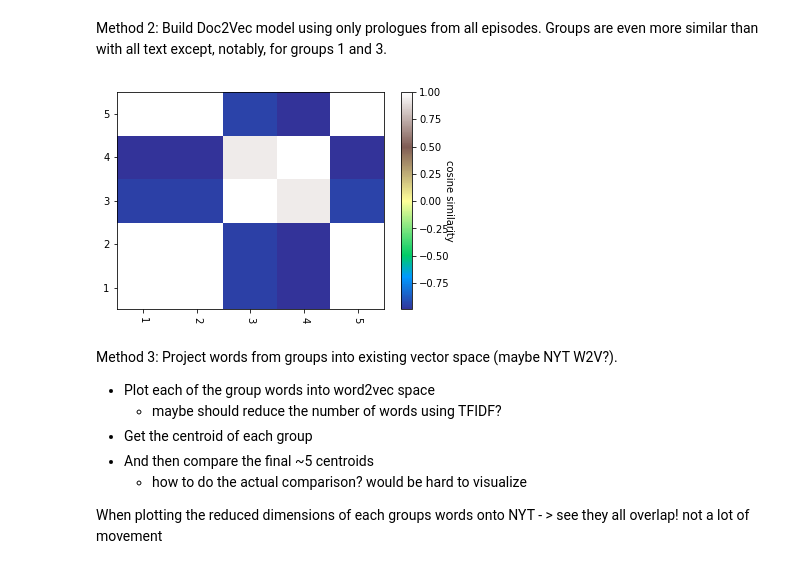
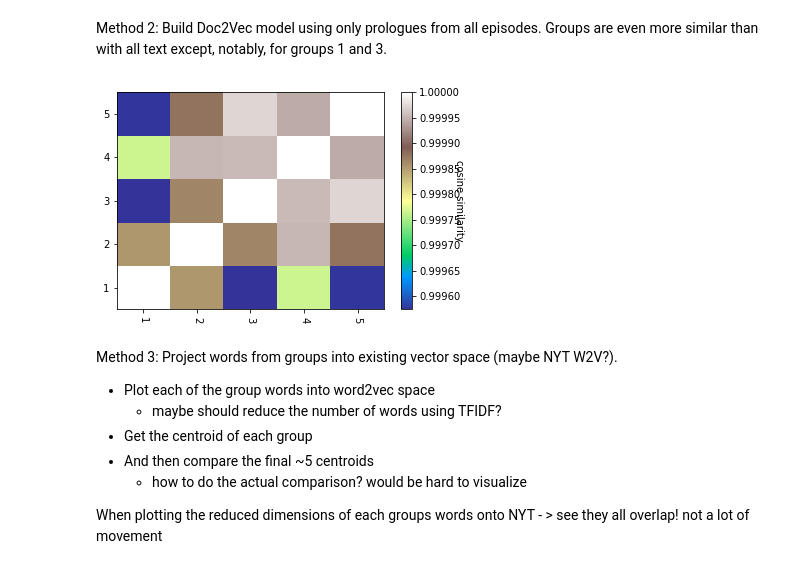
Before and after one commit to laurenjli/nlp-tal, a Jupyter notebook: doc_vec_space.ipynb, the cells around one changed output. Drawn from its saved outputs; the diff is of its cells as text; code cells hidden in the pictures.

Commit message:
finishing docvec space

```diff
--- a/doc_vec_space.ipynb
+++ b/doc_vec_space.ipynb
@@ -26,7 +30,3 @@ tal_df = pd.read_csv(file)
-# %%
-tal_df['tokenized_text'] = tal_df['text'].apply(lambda x: lucem_illud_2020.word_tokenize(x))
-# %%
-tal_df['no_lemma_normalized_tokens'] = tal_df['tokenized_text'].apply(lambda x: lucem_illud_2020.normalizeTokens(x, lemma=False))
 # %%
 def group(row):
     if row['year'] < 2000:
@@ -52,6 +52,6 @@ Index(['ep_num', 'ep_title', 'year', 'url', 'act_name', 'text',
 # %% [markdown]
 Method 1: Build Doc2Vec model using all text from all episodes. Groups 2-5 are very similar, group 1 ranges from neutral to slightly negative
 # %%
-grouped = tal_df.groupby('group').agg({'tokenized_sents':'sum', 'no_lemma_normalized_sents': 'sum',
+grouped = tal_df.groupby('group').agg({'text':'sum','tokenized_sents':'sum', 'no_lemma_normalized_sents': 'sum',
                                       'normalized_sents':'sum','tokenized_text':'sum',
                                       'normalized_tokens':'sum','no_lemma_normalized_tokens':'sum'}).reset_index()
@@ -122,9 +113,10 @@ p_grouped = p.groupby('group').agg({'no_lemma_normalized_tokens':'sum'}).reset_i
 # %%
 taggedDocs = []
 for index, row in p_grouped.iterrows():
+    docKeywords =[]
     #Just doing a simple keyword assignment
-    docKeywords = [s for s in keywords if s in row['no_lemma_normalized_tokens']]
-    docKeywords.append(row['group'])
+    #docKeywords = [s for s in keywords if s in row['no_lemma_normalized_tokens']]
+    docKeywords.append((row['group']-1))
     #docKeywords.append(row['ep_title']) #This lets us extract individual documnets since doi's are unique
     taggedDocs.append(gensim.models.doc2vec.LabeledSentence(words = row['no_lemma_normalized_tokens'], tags = docKeywords))
 p_grouped['TaggedAbstracts'] = taggedDocs
@@ -133,29 +125,29 @@ talD2V = gensim.models.doc2vec.Doc2Vec(p_grouped['TaggedAbstracts'], vector_size
 # %%
 # similarities between groups
 targetDocs = p_grouped['group']
 
 heatmapMatrixD = []
 
 for tagOuter in targetDocs:
     column = []
-    tagVec = talD2V.docvecs[tagOuter].reshape(1, -1)
+    tagVec = talD2V.docvecs[tagOuter-1].reshape(1, -1)
     for tagInner in targetDocs:
-        column.append(sklearn.metrics.pairwise.cosine_similarity(tagVec, talD2V.docvecs[tagInner].reshape(1, -1))[0][0])
+        column.append(sklearn.metrics.pairwise.cosine_similarity(tagVec, talD2V.docvecs[tagInner-1].reshape(1, -1))[0][0])
     heatmapMatrixD.append(column)
 heatmapMatrixD = np.array(heatmapMatrixD)
 
 fig, ax = plt.subplots()
 hmap = ax.pcolor(heatmapMatrixD, cmap='terrain')
 cbar = plt.colorbar(hmap)
 
 cbar.set_label('cosine similarity', rotation=270)
 a = ax.set_xticks(np.arange(heatmapMatrixD.shape[1]) + 0.5, minor=False)
 a = ax.set_yticks(np.arange(heatmapMatrixD.shape[0]) + 0.5, minor=False)
 
 a = ax.set_xticklabels(targetDocs, minor=False, rotation=270)
 a = ax.set_yticklabels(targetDocs, minor=False)
 # %% [output]
-[figure, old version]
+[figure, new version]
 # %%
 talD2V.save('talD2V_prologue')
 # %% [markdown]
```
Also changed, not shown: parts of 15 cells of this notebook.
